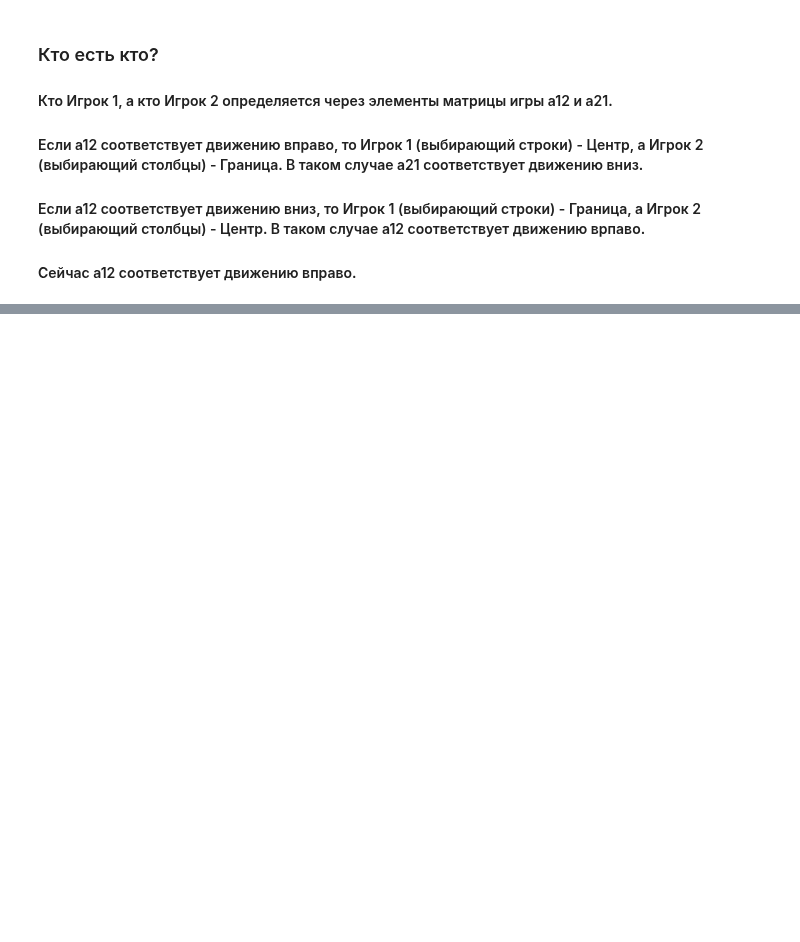
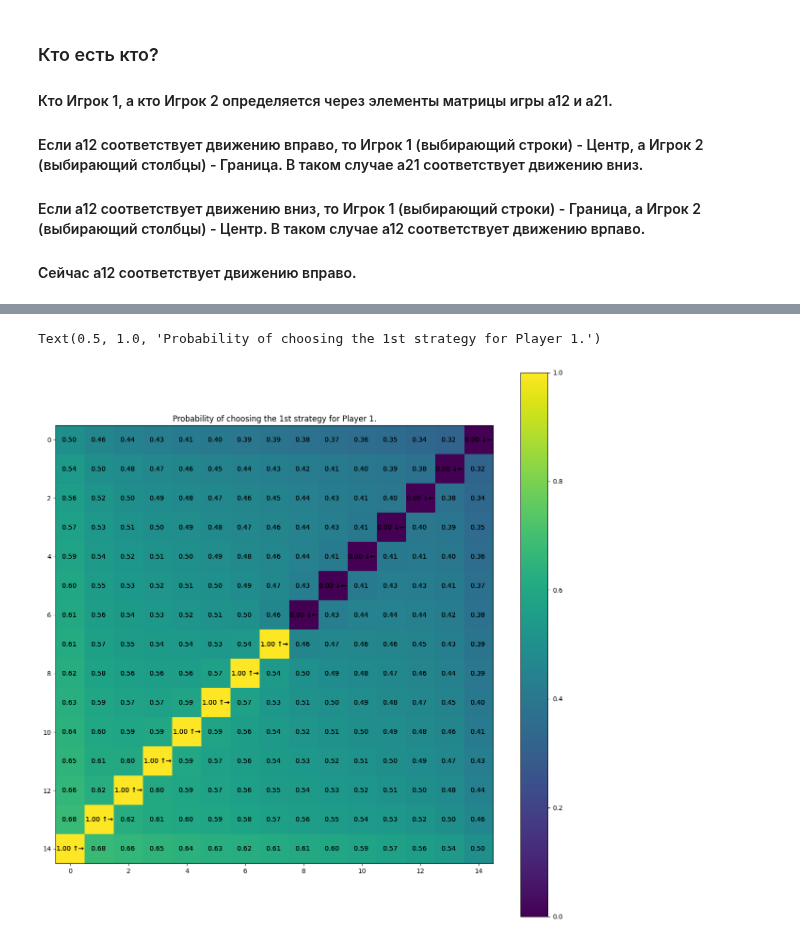
Before and after one commit to spells39/RWAnalyzer, a Jupyter notebook: src/GamePartition.ipynb, the cells around one changed output, grey strips where cells are left out. Saved outputs shown, nothing was run; the diff lists cells and outputs as text; code cells hidden in the pictures; blank space fills up the shorter version.

```diff
--- a/src/GamePartition.ipynb
+++ b/src/GamePartition.ipynb
@@ -216,11 +323,15 @@ q1 = 0.4999999999780332
 # %%
-plt.imshow(np.reshape(vs, newshape=(inner_n, inner_n)))
+plt.figure(figsize=(15, 15))
+plt.imshow(np.reshape(p1s, newshape=(inner_n, inner_n)))
 plt.colorbar()
-for (j, i), label in np.ndenumerate(np.reshape(vs, newshape=(inner_n, inner_n))):
+for (j, i), label in np.ndenumerate(np.reshape(p1s, newshape=(inner_n, inner_n))):
     print_str_1 = "↑→" if np.isclose(label, 1) else ""
     print_str_2 = "↓←" if np.isclose(label, 0) else ""
     plt.text(i, j, f"{label:.2f} " + print_str_1 + print_str_2, ha='center', va='center')
     plt.text(i, j, f"{label:.2f} " + print_str_1 + print_str_2, ha='center', va='center')
     #print(label)
 plt.title("Probability of choosing the 1st strategy for Player 1.")
+# %% [output]
+Text(0.5, 1.0, 'Probability of choosing the 1st strategy for Player 1.')
+[figure, added]
 # %%
```
Also changed, not shown: parts of 18 cells of this notebook.
